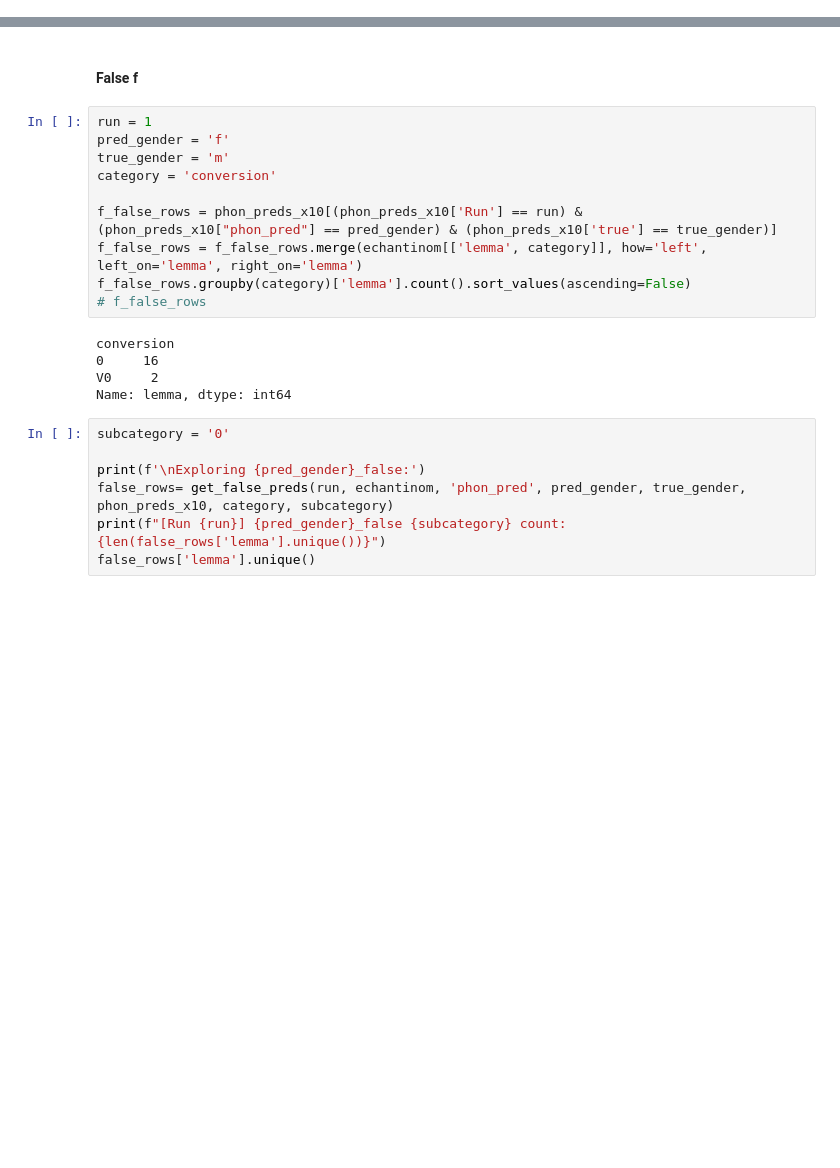
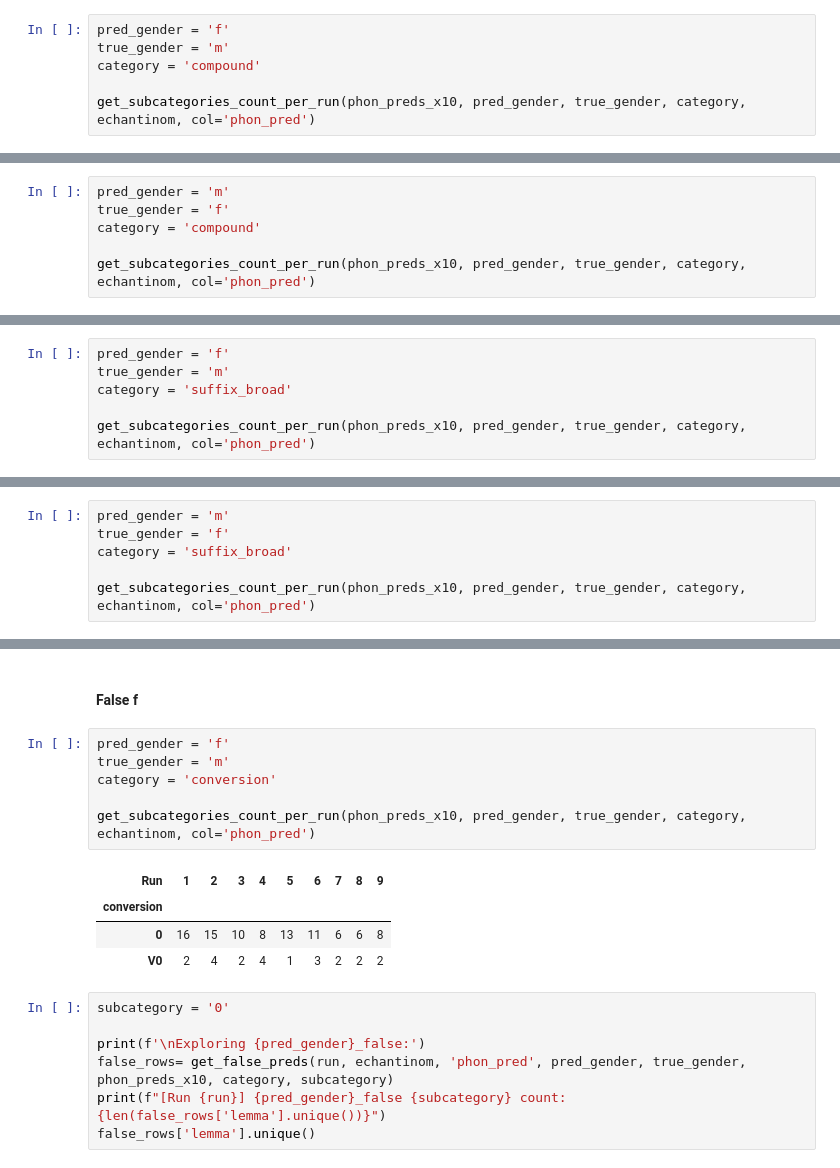
Before and after one commit to obonami/gender_prediction, a Jupyter notebook: src/phon_pred_analysis.ipynb, the cells around one changed output, grey strips where cells are left out. Drawn from its saved outputs; the diff is of its cells as text; blank space fills up the shorter version.

```diff
--- a/src/phon_pred_analysis.ipynb
+++ b/src/phon_pred_analysis.ipynb
@@ -403,0 +372,6 @@ Name: lemma, dtype: int64
+# %%
+pred_gender = 'f'
+true_gender = 'm'
+category = 'compound'
+
+get_subcategories_count_per_run(phon_preds_x10, pred_gender, true_gender, category, echantinom, col='phon_pred')
@@ -433,0 +397,6 @@ Name: lemma, dtype: int64
+# %%
+pred_gender = 'm'
+true_gender = 'f'
+category = 'compound'
+
+get_subcategories_count_per_run(phon_preds_x10, pred_gender, true_gender, category, echantinom, col='phon_pred')
@@ -498,0 +458,6 @@ Name: lemma, dtype: int64
+# %%
+pred_gender = 'f'
+true_gender = 'm'
+category = 'suffix_broad'
+
+get_subcategories_count_per_run(phon_preds_x10, pred_gender, true_gender, category, echantinom, col='phon_pred')
@@ -527,0 +483,6 @@ Name: lemma, dtype: int64
+# %%
+pred_gender = 'm'
+true_gender = 'f'
+category = 'suffix_broad'
+
+get_subcategories_count_per_run(phon_preds_x10, pred_gender, true_gender, category, echantinom, col='phon_pred')
@@ -572,21 +537,17 @@ Gender partition for conversion over all runs:
 | PRO | NaN | 0.000 | NaN | 1.000 |
 # %% [markdown]
 #### False f
-# %%
-run = 1
-pred_gender = 'f'
-true_gender = 'm'
-category = 'conversion'
-
-f_false_rows = phon_preds_x10[(phon_preds_x10['Run'] == run) & (phon_preds_x10["phon_pred"] == pred_gender) & (phon_preds_x10['true'] == true_gender)]
-f_false_rows = f_false_rows.merge(echantinom[['lemma', category]], how='left', left_on='lemma', right_on='lemma')
-f_false_rows.groupby(category)['lemma'].count().sort_values(ascending=False)
-# f_false_rows
-# %% [output]
-conversion
-0     16
-V0     2
-Name: lemma, dtype: int64
+# %%
+pred_gender = 'f'
+true_gender = 'm'
+category = 'conversion'
+
+get_subcategories_count_per_run(phon_preds_x10, pred_gender, true_gender, category, echantinom, col='phon_pred')
+# %% [output]
+| Run | 1 | 2 | 3 | 4 | 5 | 6 | 7 | 8 | 9 |
+| conversion |  |  |  |  |  |  |  |  |  |
+| 0 | 16 | 15 | 10 | 8 | 13 | 11 | 6 | 6 | 8 |
+| V0 | 2 | 4 | 2 | 4 | 1 | 3 | 2 | 2 | 2 |
 # %%
 subcategory = '0'
 
```
Also changed, not shown: parts of 19 cells of this notebook, 1 other file.
